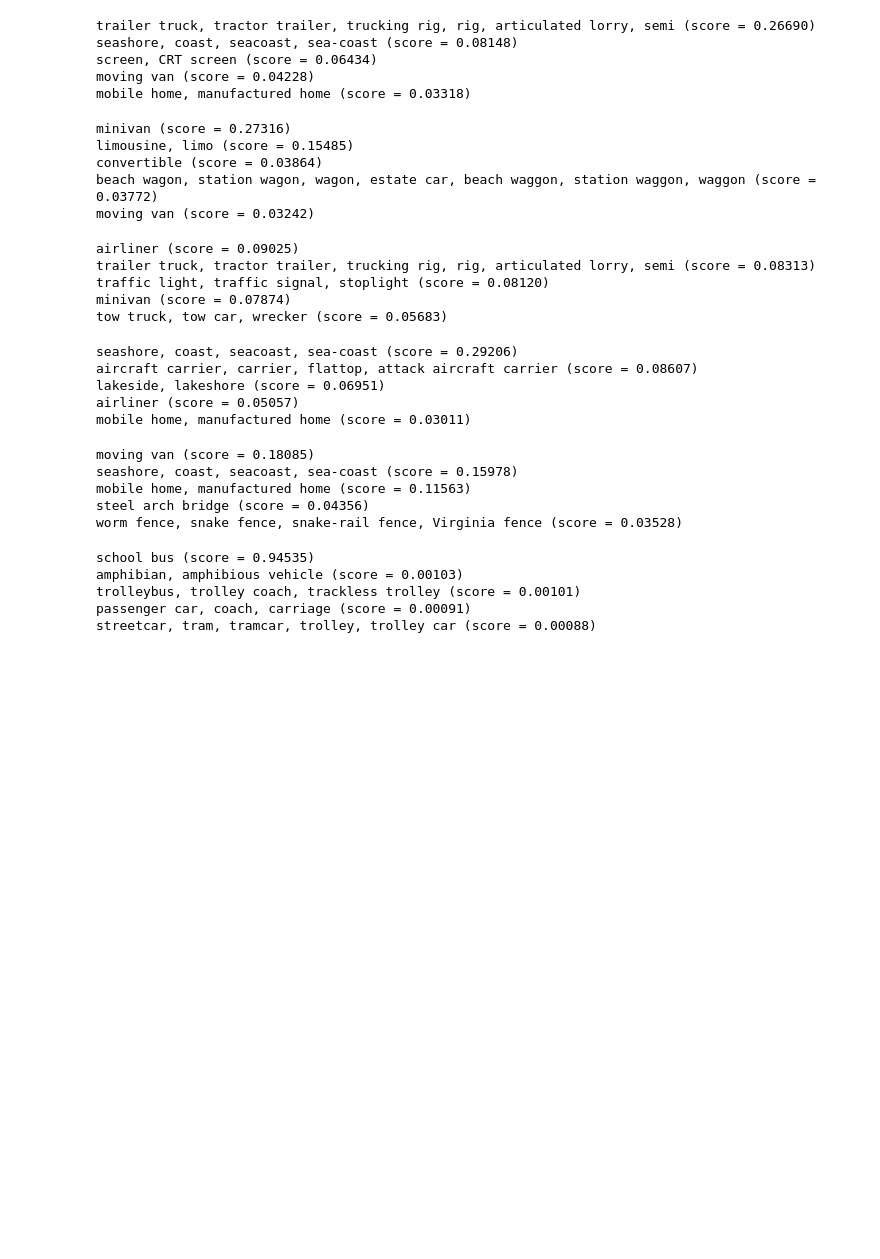
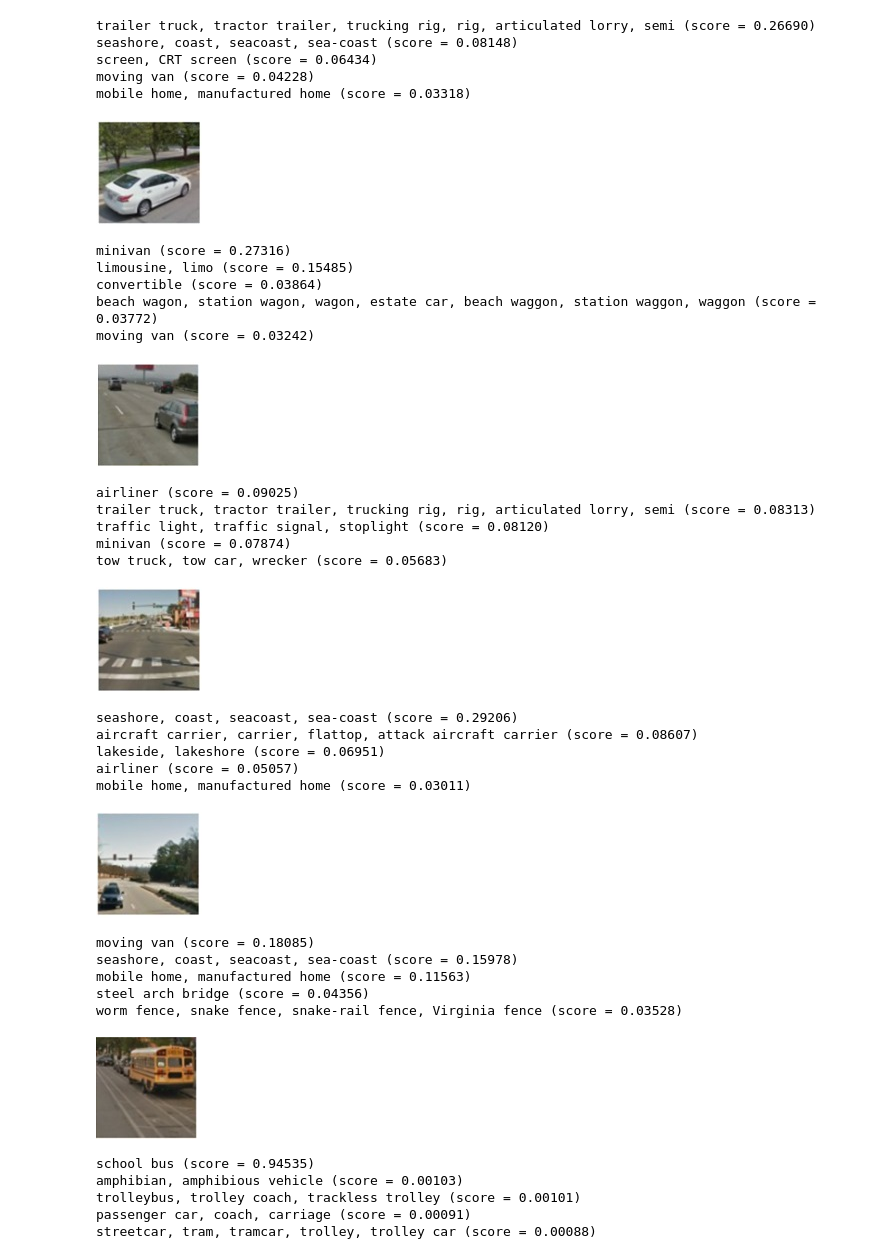
Before and after one commit to HwangToeMat/Tensorflow-API-HTM, a Jupyter notebook: 1.classification/reCAPTCHA_classification.ipynb, the cells around one changed output. Drawn from its saved outputs; the diff is of its cells as text; code cells hidden in the pictures; blank space fills up the shorter version.

```diff
--- a/1.classification/reCAPTCHA_classification.ipynb
+++ b/1.classification/reCAPTCHA_classification.ipynb
@@ -203,6 +212,11 @@ seashore, coast, seacoast, sea-coast (score = 0.08148)
 screen, CRT screen (score = 0.06434)
 moving van (score = 0.04228)
 mobile home, manufactured home (score = 0.03318)
+# %%
+img= pilimg.open('image/reCAPTCHA3.png')
+img
+# %% [output]
+[figure, added]
 # %%
 run_inference_on_image('image/reCAPTCHA3.png')
 # %% [output]
@@ -211,6 +225,11 @@ limousine, limo (score = 0.15485)
 convertible (score = 0.03864)
 beach wagon, station wagon, wagon, estate car, beach waggon, station waggon, waggon (score = 0.03772)
 moving van (score = 0.03242)
+# %%
+img= pilimg.open('image/reCAPTCHA4.png')
+img
+# %% [output]
+[figure, added]
 # %%
 run_inference_on_image('image/reCAPTCHA4.png')
 # %% [output]
@@ -219,6 +238,11 @@ trailer truck, tractor trailer, trucking rig, rig, articulated lorry, semi (scor
 traffic light, traffic signal, stoplight (score = 0.08120)
 minivan (score = 0.07874)
 tow truck, tow car, wrecker (score = 0.05683)
+# %%
+img= pilimg.open('image/reCAPTCHA5.png')
+img
+# %% [output]
+[figure, added]
 # %%
 run_inference_on_image('image/reCAPTCHA5.png')
 # %% [output]
@@ -227,6 +251,11 @@ aircraft carrier, carrier, flattop, attack aircraft carrier (score = 0.08607)
 lakeside, lakeshore (score = 0.06951)
 airliner (score = 0.05057)
 mobile home, manufactured home (score = 0.03011)
+# %%
+img= pilimg.open('image/reCAPTCHA6.png')
+img
+# %% [output]
+[figure, added]
 # %%
 run_inference_on_image('image/reCAPTCHA6.png')
 # %% [output]
@@ -235,6 +264,11 @@ seashore, coast, seacoast, sea-coast (score = 0.15978)
 mobile home, manufactured home (score = 0.11563)
 steel arch bridge (score = 0.04356)
 worm fence, snake fence, snake-rail fence, Virginia fence (score = 0.03528)
+# %%
+img= pilimg.open('image/reCAPTCHA7.png')
+img
+# %% [output]
+[figure, added]
 # %%
 run_inference_on_image('image/reCAPTCHA7.png')
 # %% [output]
```
Also changed, not shown: parts of 7 cells of this notebook.
